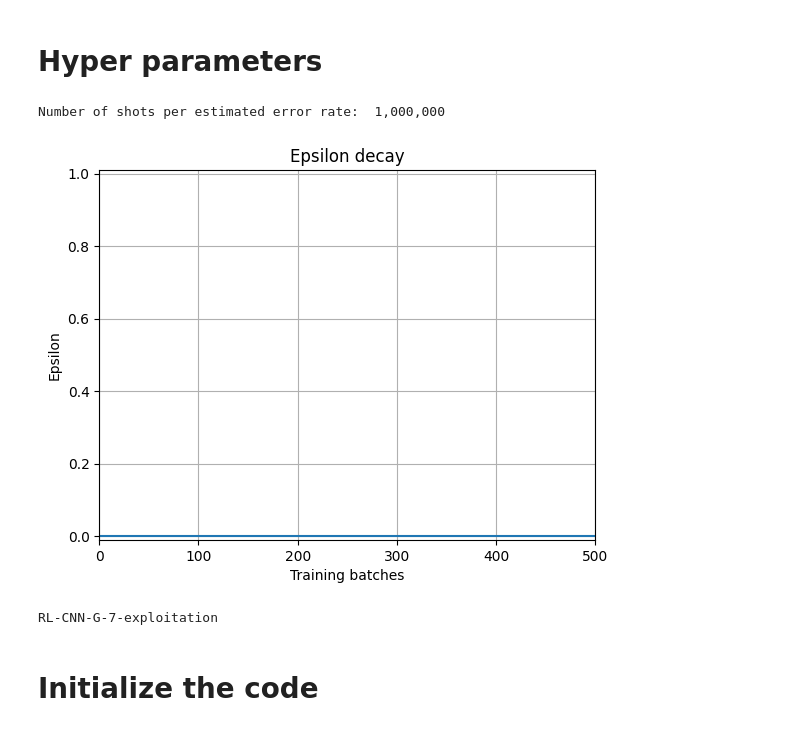
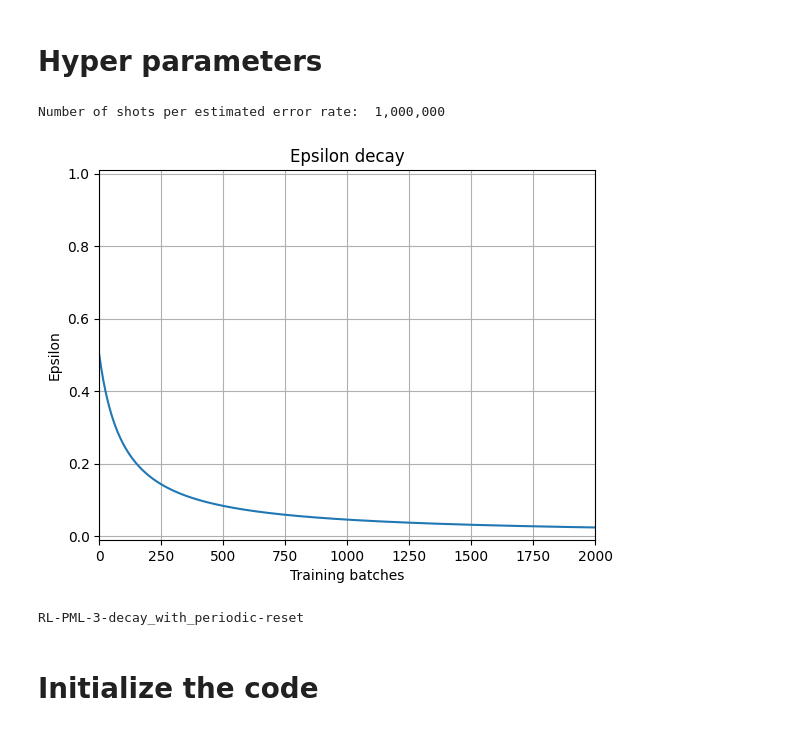
Before and after one commit to JuliusRye/QEC, a Jupyter notebook: Modules/reinforcement_learning_deformation_search.ipynb, the cells around one changed output. Cells and saved outputs as stored; diff of their text form; code cells hidden in the pictures.

```diff
--- a/Modules/reinforcement_learning_deformation_search.ipynb
+++ b/Modules/reinforcement_learning_deformation_search.ipynb
@@ -22,19 +22,20 @@ from time import time
 # %% [markdown]
 # Hyper parameters
 # %%
-TRAINING_BATCHES = 500
+TRAINING_BATCHES = 2000
 
-CODE_DISTANCE = 7
+CODE_DISTANCE = 3
+MAX_EPISODE_LENGTH = 2*CODE_DISTANCE**2 # Set to -1 to disable
 
 INIT_LEARNING_RATE = 0
-LEARNING_RATE = 1E-3
-WARMUP_STEPS = 0
+LEARNING_RATE = 5E-4
+WARMUP_STEPS = 200
 TRANSITION_STEP = 100
 DECAY_RATE = 0.95
 
 SEED = 362
 
-ENVIRONMENT_TYPE = "CNN-G" # PML or CNN-G
+ENVIRONMENT_TYPE = "PML" # PML or CNN-G
 AGENT_CONV_LAYERS = [(4,3,1,1), (3,3,1,1), (4,3,1,1), (6,3,1,1)]
 
 # Training baches are low enough to all be stored in the buffer
@@ -49,7 +50,7 @@ NUM_ESTIMATION_SAMPLES = 100
 ESTIMATION_SAMPLE_SIZE = 10_000
 print("Number of shots per estimated error rate: ", f"{ESTIMATION_SAMPLE_SIZE * NUM_ESTIMATION_SAMPLES:,}")
 
-epsilon_scaling_option = 2 # 0: exploration, 1: decay, 2: exploitation
+epsilon_scaling_option = 1 # 0: exploration, 1: decay, 2: exploitation
 if epsilon_scaling_option == 0:
     # 100% exploration
     EPSILON_START = 1.0
@@ -60,41 +61,42 @@ elif epsilon_scaling_option == 1:
     # 50% decaying to 0% exploitation
     EPSILON_START = 0.5
     EPSILON_END = 0.0
     EPSILON_DECAY_RATE = 0.01
     scaling_name = "decay"
 elif epsilon_scaling_option == 2:
     # 0% exploitation
     EPSILON_START = 0.0
     EPSILON_END = 0.0
     EPSILON_DECAY_RATE = 1.0
     scaling_name = "exploitation"
 else:
     raise ValueError("Invalid epsilon scaling option")
 
 # Epsilon scaling
 def inverse_scaling_decay(epsilon_start, epsilon_end, current_step, decay_rate):
     return epsilon_end + (epsilon_start - epsilon_end) / (1 + decay_rate * current_step)
 
 x_ = jnp.linspace(0, TRAINING_BATCHES, 1000)
 y_ = inverse_scaling_decay(EPSILON_START, EPSILON_END, x_, EPSILON_DECAY_RATE)
 plt.plot(x_, y_)
 plt.title("Epsilon decay")
 plt.xlabel("Training batches")
 plt.ylabel("Epsilon")
 plt.grid()
 plt.ylim(-0.01, 1.01)
 plt.xlim(0, TRAINING_BATCHES)
 plt.show()
 # %% [output]
 Number of shots per estimated error rate:  1,000,000
-[figure, old version]
+[figure, new version]
 # %%
 save_data = True
 
 NAME = f"RL-{ENVIRONMENT_TYPE}-{CODE_DISTANCE}-{scaling_name}"
+NAME += "_with_periodic-reset" if MAX_EPISODE_LENGTH != -1 else ""
 
 print(NAME)
 # %% [output]
-RL-CNN-G-7-exploitation
+RL-PML-3-decay_with_periodic-reset
 # %% [markdown]
 # Initialize the code
```
Also changed, not shown: parts of 12 cells of this notebook, 3 other files.
